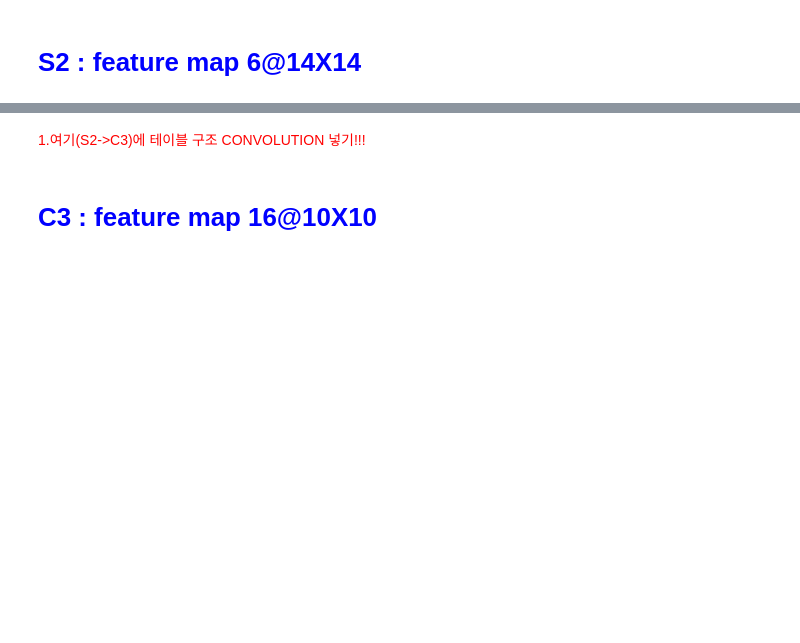
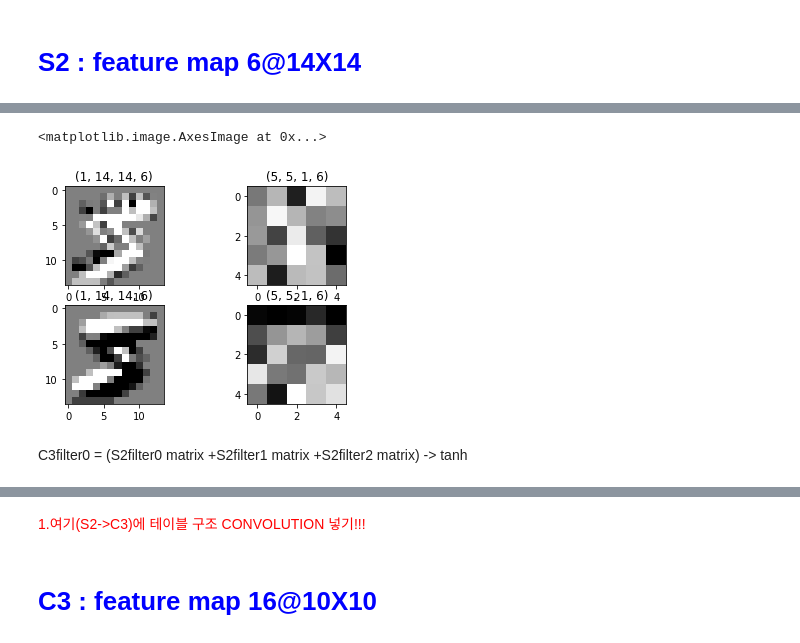
Before and after one commit to engineerjkk/DeepLearning_from_Scratch, a Jupyter notebook: Final_LeNet.ipynb, the cells around one changed output, grey strips where cells are left out. Saved outputs shown, nothing was run; the diff lists cells and outputs as text; code cells hidden in the pictures; blank space fills up the shorter version.

```diff
--- a/Final_LeNet.ipynb
+++ b/Final_LeNet.ipynb
@@ -220,0 +262,24 @@ plt.show()
+# %%
+#plt.figure(figsize=(15, 5))
+plt.subplot(2,2,1)
+plt.title(output.shape)
+plt.imshow(output[0, :, :, 4], 'gray')
+
+plt.subplot(2,2,2)
+plt.title(weight[0].shape)
+plt.imshow(weight[0][:,:,0,4], 'gray')
+
+
+#plt.figure(figsize=(15, 5))
+plt.subplot(2,2,3)
+plt.title(output.shape)
+plt.imshow(output[0, :, :, 5], 'gray')
+
+plt.subplot(2,2,4)
+plt.title(weight[0].shape)
+plt.imshow(weight[0][:,:,0,5], 'gray')
+# %% [output]
+<matplotlib.image.AxesImage at 0x...>
+[figure, added]
+# %% [markdown]
+C3filter0 = (S2filter0 matrix +S2filter1 matrix +S2filter2 matrix) -> tanh
```
Also changed, not shown: parts of 17 cells of this notebook.
